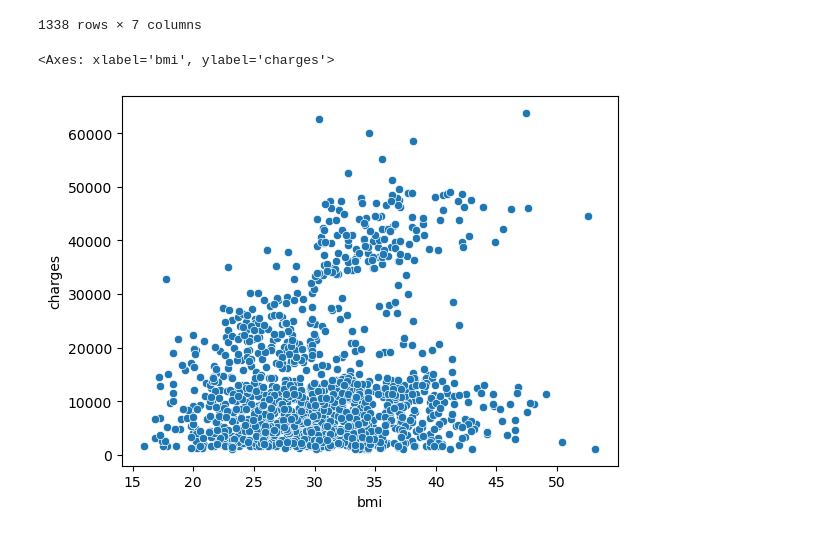
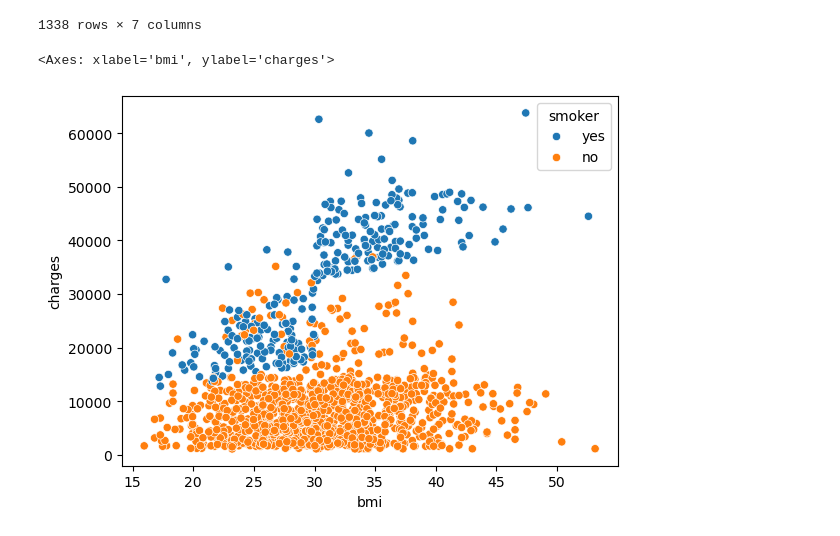
Before and after one commit to SAHIL-AGARWAL-IN/Insurance-dataset-Linear-Regression, a Jupyter notebook: Untitled.ipynb, the cells around one changed output. Cells and saved outputs as stored; diff of their text form; code cells hidden in the pictures.

Commit message:
Added relation graph between charges and bmi + smoker affect

```diff
--- a/Untitled.ipynb
+++ b/Untitled.ipynb
@@ -22,7 +22,7 @@ insurance_data
 | 1337 | 61 | female | 29.070 | 0 | yes | northwest | 29141.36030 |
 1338 rows × 7 columns
 # %%
-sns.scatterplot(x=insurance_data["bmi"],y=insurance_data["charges"])
+sns.scatterplot(x=insurance_data["bmi"],y=insurance_data["charges"],hue=insurance_data["smoker"])
 # %% [output]
 <Axes: xlabel='bmi', ylabel='charges'>
-[figure, old version]
+[figure, new version]
```
